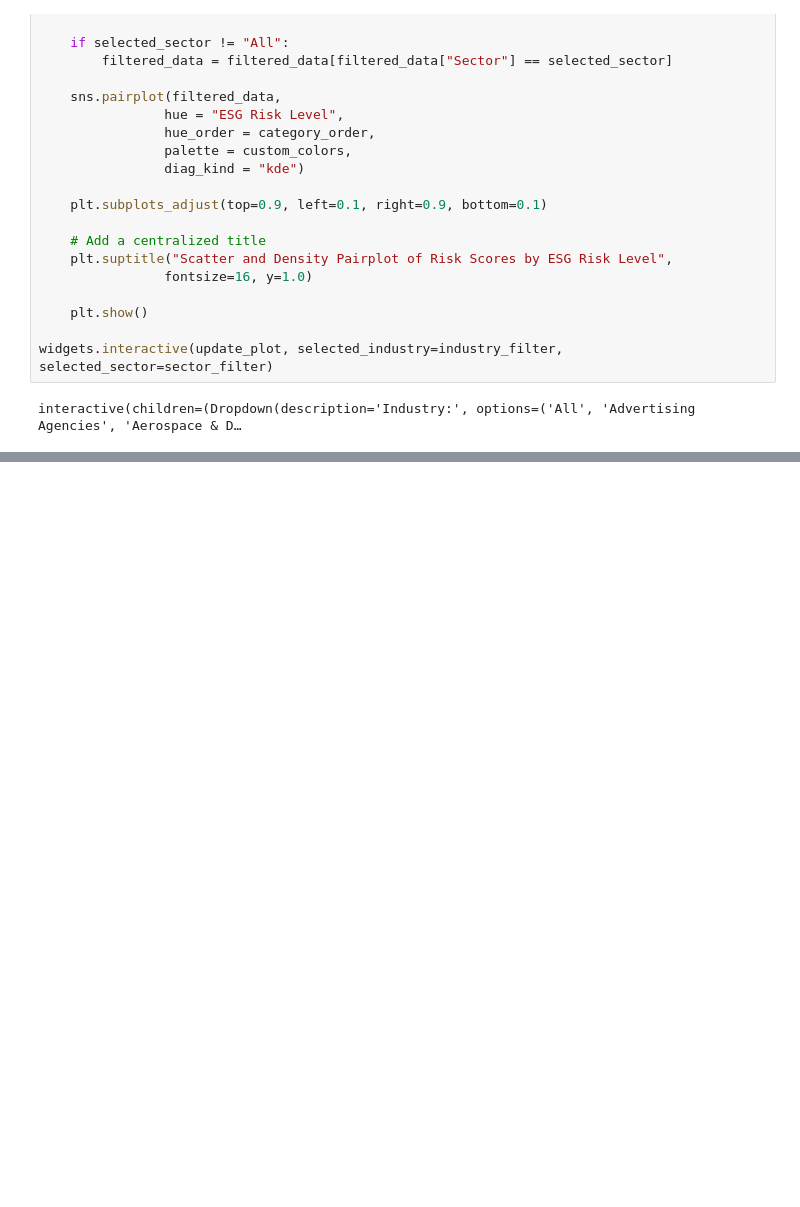
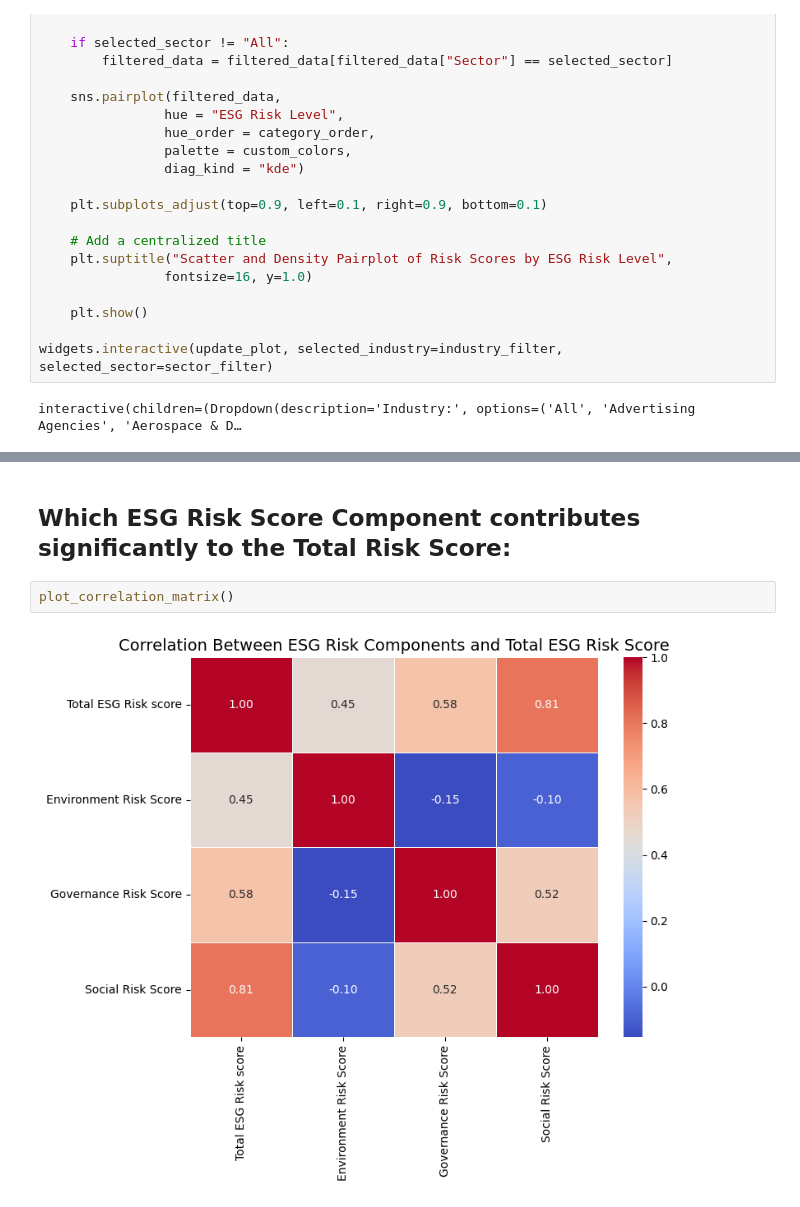
Before and after one commit to alyssa-tsh/ESG-Data-Analysis, a Jupyter notebook: esg_data.ipynb, the cells around one changed output, grey strips where cells are left out. Saved outputs shown, nothing was run; the diff lists cells and outputs as text; blank space fills up the shorter version.

```diff
--- a/esg_data.ipynb
+++ b/esg_data.ipynb
@@ -562,0 +436,6 @@ data = df2_cleaned[["Full Time Employees", "ESG Risk Percentile"]]
+# %% [markdown]
+## Which ESG Risk Score Component contributes significantly to the Total Risk Score:
+# %%
+plot_correlation_matrix()
+# %% [output]
+[figure, added]
```
Also changed, not shown: parts of 25 cells of this notebook.
